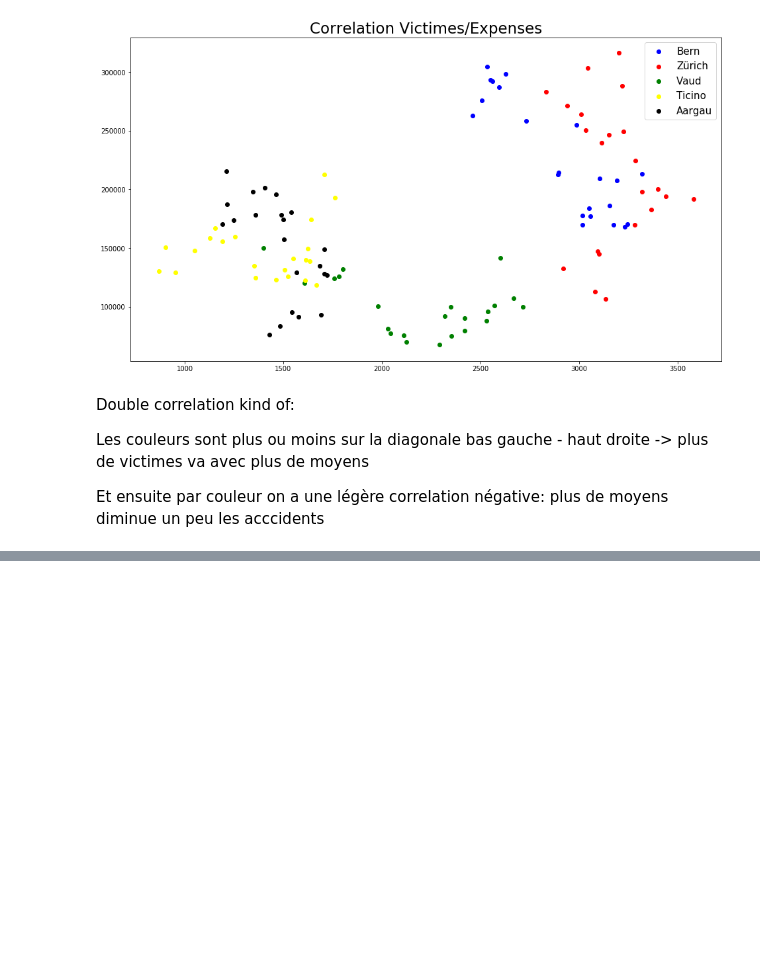
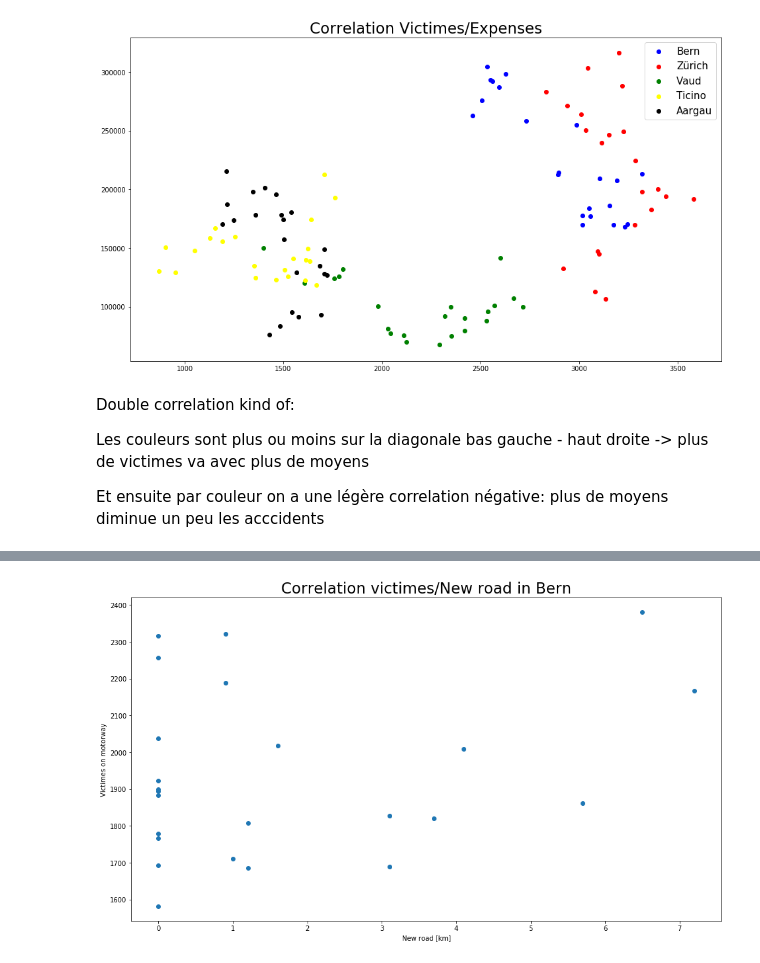
Before and after one commit to epfl-ada-2018/project-pizzafels, a Jupyter notebook: Correlations.ipynb, the cells around one changed output, grey strips where cells are left out. Saved outputs shown, nothing was run; the diff lists cells and outputs as text; code cells hidden in the pictures; blank space fills up the shorter version.

```diff
--- a/Correlations.ipynb
+++ b/Correlations.ipynb
@@ -274,0 +311,9 @@ Et ensuite par couleur on a une légère correlation négative: plus de moyens d
+# %%
+plt.figure(figsize=(16,9))
+plt.scatter(xRd,yVictimes)
+plt.title('Correlation victimes/New road in Bern', fontsize=23)
+plt.xlabel('New road [km]')
+plt.ylabel('Victimes on motorway')
+plt.show()
+# %% [output]
+[figure, added]
```
Also changed, not shown: parts of 5 cells of this notebook.
